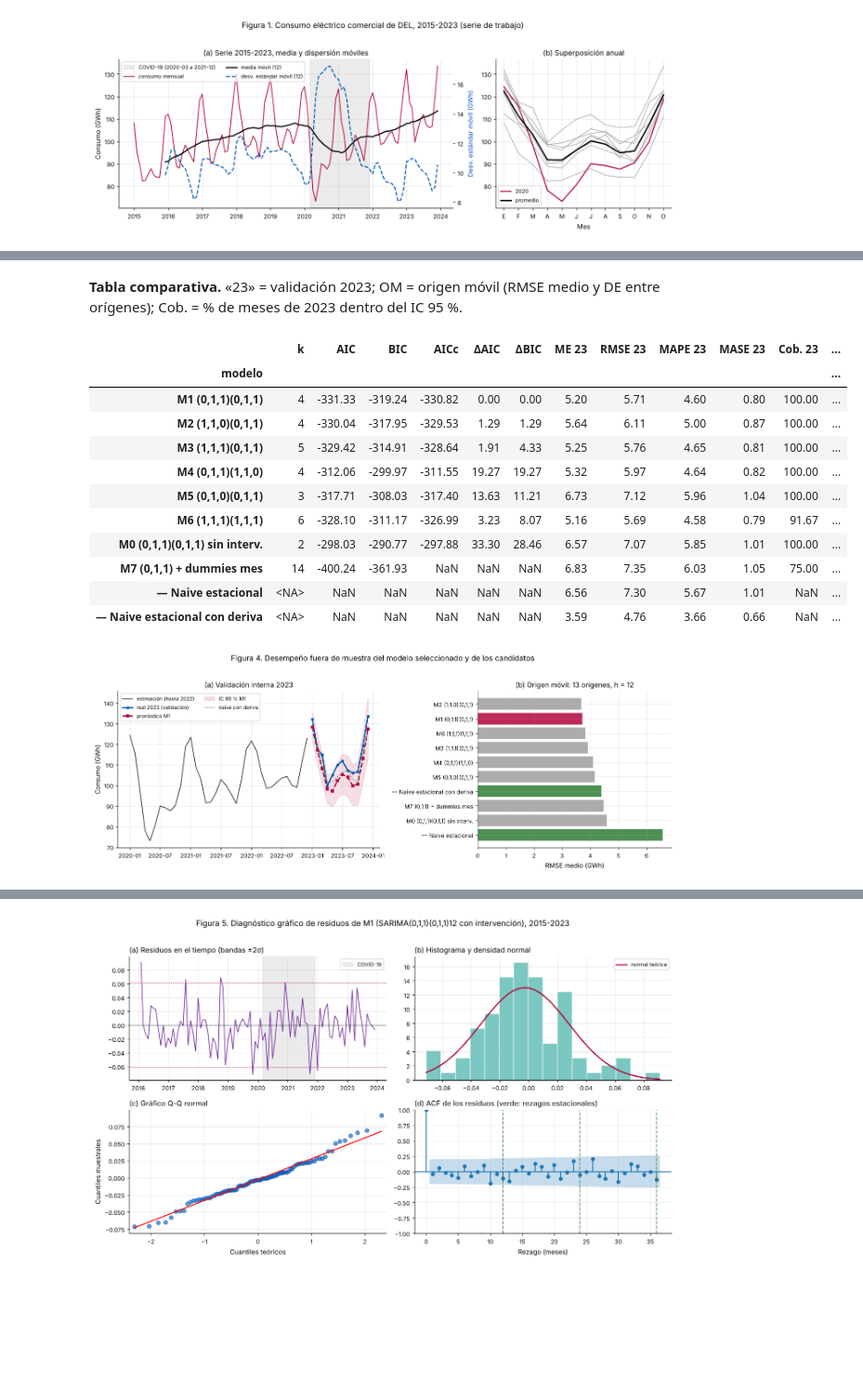
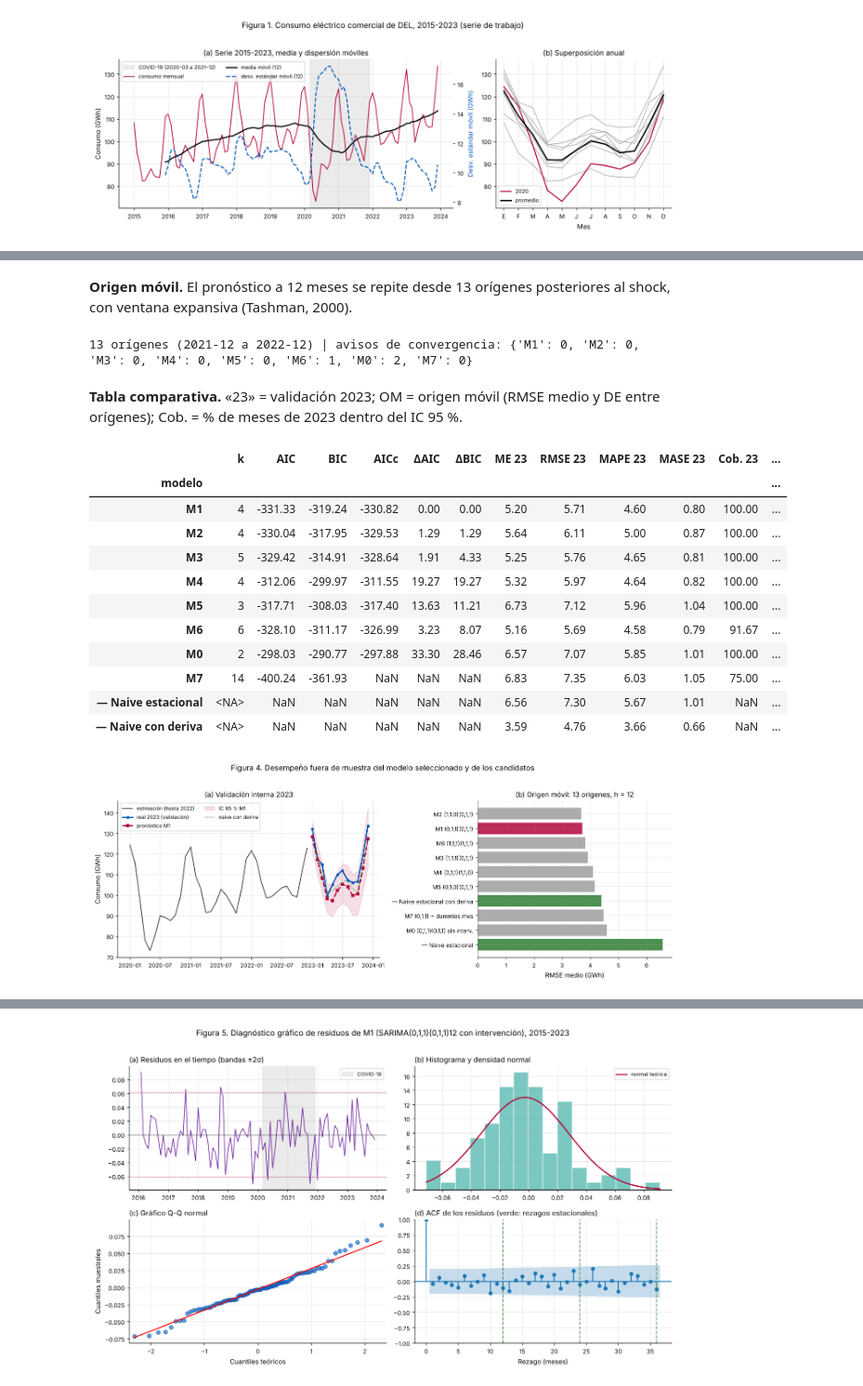
Before and after one commit to claudioalarconP/Analisis_de_serie_de_tiempo, a Jupyter notebook: notebooks/semana_2/F2/mcdi505_s2calarcon.ipynb, the cells around one changed output, grey strips where cells are left out. Shown at 93% size. Cells and saved outputs as stored; diff of their text form; code cells hidden in the pictures; blank space fills up the shorter version.

```diff
--- a/notebooks/semana_2/F2/mcdi505_s2calarcon.ipynb
+++ b/notebooks/semana_2/F2/mcdi505_s2calarcon.ipynb
@@ -613,46 +420,84 @@ Avisos de convergencia en los reajustes del origen móvil: {'M1': 0, 'M2': 0, 'M
+# %% [markdown]
+**Origen móvil.** El pronóstico a 12 meses se repite desde 13 orígenes posteriores al shock, con ventana expansiva (Tashman, 2000).
+# %%
+# --- Origen móvil: 13 orígenes posteriores al shock, ventana expansiva, RMSE a 12 meses ---
+def validacion_origen_movil(orden, orden_est, exog, primer_origen, h=H):
+    errores, avisos = [], 0
+    for t0 in range(primer_origen, len(ly) - h + 1):
+        Xa = None if exog is None else exog.iloc[:t0]
+        Xb = None if exog is None else exog.iloc[t0:t0 + h]
+        fit, av = estimar(ly.iloc[:t0], orden, orden_est, Xa); avisos += av
+        f = fit.get_forecast(steps=h, exog=Xb)
+        pred = np.exp(np.asarray(f.predicted_mean) + np.asarray(f.var_pred_mean) / 2)
+        errores.append(np.sqrt(np.mean((y.iloc[t0:t0 + h].to_numpy() - pred) ** 2)))
+    return np.array(errores), avisos
+
+T0 = len(ly[:"2021-12-01"])                                   # primer origen: diciembre de 2021
+filas_rom, avisos_om = [], {}
+for nombre, (orden, orden_est, Xc) in CANDIDATOS.items():
+    e, avisos_om[nombre.split()[0]] = validacion_origen_movil(orden, orden_est, Xc, T0)
+    filas_rom.append({"modelo": nombre, "RMSE medio": e.mean(), "desv. entre orígenes": e.std()})
+err_ne, err_nd = [], []
+for t0 in range(T0, len(ly) - H + 1):
+    hist, real = y.iloc[:t0].to_numpy(), y.iloc[t0:t0 + H].to_numpy()
+    gg = np.mean(hist[S:] / hist[:-S] - 1)
+    err_ne.append(np.sqrt(np.mean((real - hist[-S:]) ** 2)))
+    err_nd.append(np.sqrt(np.mean((real - hist[-S:] * (1 + gg)) ** 2)))
+for nombre, e in [("— Naive estacional", err_ne), ("— Naive estacional con deriva", err_nd)]:
+    filas_rom.append({"modelo": nombre, "RMSE medio": np.mean(e), "desv. entre orígenes": np.std(e)})
+tabla_rom = pd.DataFrame(filas_rom).set_index("modelo").sort_values("RMSE medio")
+print(f"{len(err_ne)} orígenes ({ly.index[T0 - 1]:%Y-%m} a {ly.index[len(ly) - H - 1]:%Y-%m}) | "
+      f"avisos de convergencia: {avisos_om}")
+# %% [output]
+13 orígenes (2021-12 a 2022-12) | avisos de convergencia: {'M1': 0, 'M2': 0, 'M3': 0, 'M4': 0, 'M5': 0, 'M6': 1, 'M0': 2, 'M7': 0}
 # %% [markdown]
 **Tabla comparativa.** «23» = validación 2023; OM = origen móvil (RMSE medio y DE entre orígenes); Cob. = % de meses de 2023 dentro del IC 95 %.
 # %%
 MEJOR = "M1 (0,1,1)(0,1,1)"
-filas_tabla = list(CANDIDATOS) + ["— Naive estacional", "— Naive estacional con deriva"]
+comparables = tabla_ajuste[(tabla_ajuste["n efectivo"] == tabla_ajuste.loc[MEJOR, "n efectivo"])   # excluye M7 (D = 0)
+                           & tabla_ajuste["conv. 50 / 200 it."].str.endswith("sí")].copy()
+n_ef, k_ = comparables["n efectivo"], comparables["k"]
+comparables["AICc"] = comparables["AIC"] + 2 * k_ * (k_ + 1) / (n_ef - k_ - 1)
+comparables["ΔAIC"] = comparables["AIC"] - comparables["AIC"].min()
+comparables["ΔBIC"] = comparables["BIC"] - comparables["BIC"].min()
 resumen = (tabla_ajuste[["k", "AIC", "BIC"]].join(comparables[["AICc", "ΔAIC", "ΔBIC"]])
            .join(tabla_val[["ME", "RMSE", "MAPE (%)", "MASE", "cobertura IC95 (%)"]], how="outer")
            .join(tabla_rom[["RMSE medio", "desv. entre orígenes"]], how="outer")
-           .reindex(filas_tabla))
+           .reindex(list(CANDIDATOS) + ["— Naive estacional", "— Naive estacional con deriva"]))
 resumen["k"] = resumen["k"].astype("Int64")
 resumen.columns = ["k", "AIC", "BIC", "AICc", "ΔAIC", "ΔBIC", "ME 23", "RMSE 23", "MAPE 23", "MASE 23",
                    "Cob. 23", "RMSE OM", "DE OM"]
-display(resumen.round(2))
+display(resumen.round(2).rename(index=lambda m: m.split()[0] if m[0] == "M" else m.replace("estacional ", "")))
 
 pr = pronosticos[MEJOR]
 fig, axes = plt.subplots(1, 2, figsize=(13, 4.8), gridspec_kw={"width_ratios": [1.35, 1]})
 ax = axes[0]
 ax.plot(y_est["2020-01-01":].index, y_est["2020-01-01":], color="#333333", lw=1.2, label="estimación (hasta 2022)")
 ax.plot(y_val.index, y_val, color=AZUL, lw=2, marker="o", ms=3.5, label="real 2023 (validación)")
 ax.plot(y_val.index, pr["media"], color=ROJO, lw=2, ls="--", marker="s", ms=3.5, label="pronóstico M1")
 ax.fill_between(y_val.index, pr["inferior"], pr["superior"], color=ROJO, alpha=0.13, label="IC 95 % M1")
 ax.plot(y_val.index, naive_deriva, color=VERDE, lw=1.4, ls=":", label="naive con deriva")
 ax.set(ylabel="Consumo (GWh)", title="(a) Validación interna 2023")
 ax.legend(fontsize=8, loc="upper left", ncol=2)
 orden_b = tabla_rom["RMSE medio"]
 colores = [ROJO if m == MEJOR else (VERDE if m.startswith("—") else GRIS) for m in orden_b.index]
 axes[1].barh(range(len(orden_b)), orden_b, color=colores, alpha=0.85)
 axes[1].set_yticks(range(len(orden_b)), list(orden_b.index), fontsize=9)
 axes[1].invert_yaxis()
 axes[1].set(xlabel="RMSE medio (GWh)", title=f"(b) Origen móvil: {len(err_ne)} orígenes, h = 12")
 fig.suptitle("Figura 4. Desempeño fuera de muestra del modelo seleccionado y de los candidatos", y=1.02)
 plt.tight_layout(); plt.show()
 # %% [output]
 |  | k | AIC | BIC | AICc | ΔAIC | ΔBIC | ME 23 | RMSE 23 | MAPE 23 | MASE 23 | Cob. 23 | ... |
 | modelo |  |  |  |  |  |  |  |  |  |  |  | ... |
-| M1 (0,1,1)(0,1,1) | 4 | -331.33 | -319.24 | -330.82 | 0.00 | 0.00 | 5.20 | 5.71 | 4.60 | 0.80 | 100.00 | ... |
-| M2 (1,1,0)(0,1,1) | 4 | -330.04 | -317.95 | -329.53 | 1.29 | 1.29 | 5.64 | 6.11 | 5.00 | 0.87 | 100.00 | ... |
-| M3 (1,1,1)(0,1,1) | 5 | -329.42 | -314.91 | -328.64 | 1.91 | 4.33 | 5.25 | 5.76 | 4.65 | 0.81 | 100.00 | ... |
-| M4 (0,1,1)(1,1,0) | 4 | -312.06 | -299.97 | -311.55 | 19.27 | 19.27 | 5.32 | 5.97 | 4.64 | 0.82 | 100.00 | ... |
-| M5 (0,1,0)(0,1,1) | 3 | -317.71 | -308.03 | -317.40 | 13.63 | 11.21 | 6.73 | 7.12 | 5.96 | 1.04 | 100.00 | ... |
-| M6 (1,1,1)(1,1,1) | 6 | -328.10 | -311.17 | -326.99 | 3.23 | 8.07 | 5.16 | 5.69 | 4.58 | 0.79 | 91.67 | ... |
-| M0 (0,1,1)(0,1,1) sin interv. | 2 | -298.03 | -290.77 | -297.88 | 33.30 | 28.46 | 6.57 | 7.07 | 5.85 | 1.01 | 100.00 | ... |
-| M7 (0,1,1) + dummies mes | 14 | -400.24 | -361.93 | NaN | NaN | NaN | 6.83 | 7.35 | 6.03 | 1.05 | 75.00 | ... |
+| M1 | 4 | -331.33 | -319.24 | -330.82 | 0.00 | 0.00 | 5.20 | 5.71 | 4.60 | 0.80 | 100.00 | ... |
+| M2 | 4 | -330.04 | -317.95 | -329.53 | 1.29 | 1.29 | 5.64 | 6.11 | 5.00 | 0.87 | 100.00 | ... |
+| M3 | 5 | -329.42 | -314.91 | -328.64 | 1.91 | 4.33 | 5.25 | 5.76 | 4.65 | 0.81 | 100.00 | ... |
+| M4 | 4 | -312.06 | -299.97 | -311.55 | 19.27 | 19.27 | 5.32 | 5.97 | 4.64 | 0.82 | 100.00 | ... |
+| M5 | 3 | -317.71 | -308.03 | -317.40 | 13.63 | 11.21 | 6.73 | 7.12 | 5.96 | 1.04 | 100.00 | ... |
+| M6 | 6 | -328.10 | -311.17 | -326.99 | 3.23 | 8.07 | 5.16 | 5.69 | 4.58 | 0.79 | 91.67 | ... |
+| M0 | 2 | -298.03 | -290.77 | -297.88 | 33.30 | 28.46 | 6.57 | 7.07 | 5.85 | 1.01 | 100.00 | ... |
+| M7 | 14 | -400.24 | -361.93 | NaN | NaN | NaN | 6.83 | 7.35 | 6.03 | 1.05 | 75.00 | ... |
 | — Naive estacional | <NA> | NaN | NaN | NaN | NaN | NaN | 6.56 | 7.30 | 5.67 | 1.01 | NaN | ... |
-| — Naive estacional con deriva | <NA> | NaN | NaN | NaN | NaN | NaN | 3.59 | 4.76 | 3.66 | 0.66 | NaN | ... |
+| — Naive con deriva | <NA> | NaN | NaN | NaN | NaN | NaN | 3.59 | 4.76 | 3.66 | 0.66 | NaN | ... |
 [figure]
```
Also changed, not shown: parts of 56 cells of this notebook.
